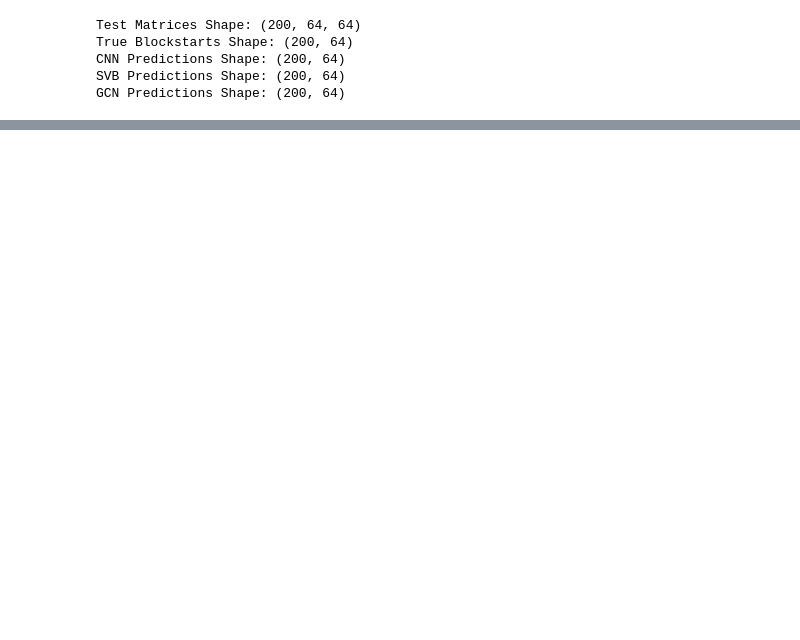
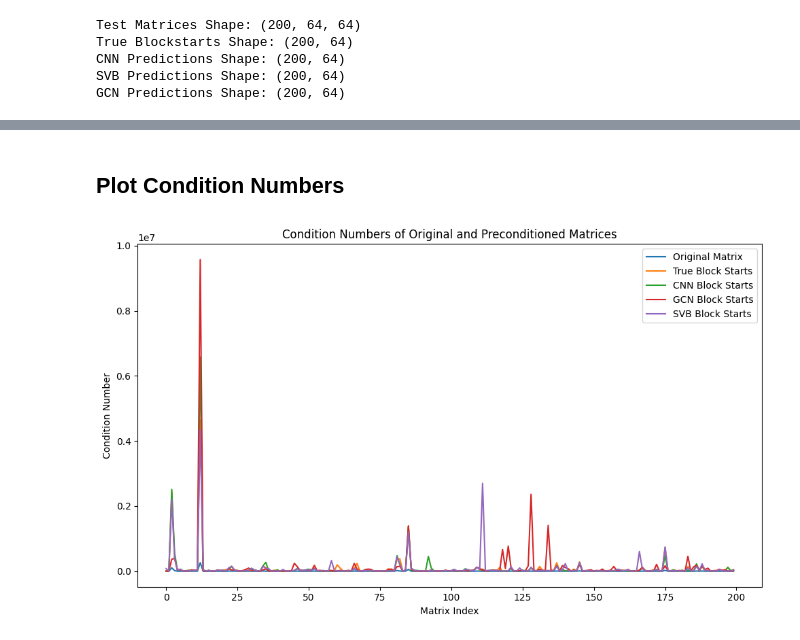
Before and after one commit to 24io/opencampus-ai-project, a Jupyter notebook: notebook_5_solving_with_GMRES.ipynb, the cells around one changed output, grey strips where cells are left out. Drawn from its saved outputs; the diff is of its cells as text; code cells hidden in the pictures; blank space fills up the shorter version.

Commit message:
add condition number comparison

```diff
--- a/notebook_5_solving_with_GMRES.ipynb
+++ b/notebook_5_solving_with_GMRES.ipynb
@@ -18,6 +17,6 @@ from matrixkit import preconditioning as prec
 # %%
 # Reading original test matrices
-test_matrices = np.load('data/matrices/test_matrices_64x64_200.npy')
+A_orig = np.load('data/matrices/test_matrices_64x64_200.npy')
 
 # Reading block start indicators
 _, true_blocks = io.read_from_hdf5('data/datasets/test_dataset_64_200.h5')
@@ -26,7 +25,7 @@ svb_blocks = np.load('data/blockstarts/svb_predictions_max_16.npy')
 gcn_blocks = np.load('data/blockstarts/gcn_predictions.npy')
 
 # Verify Shapes
-print(f'Test Matrices Shape: {test_matrices.shape}')
+print(f'Test Matrices Shape: {A_orig.shape}')
 print(f'True Blockstarts Shape: {true_blocks.shape}')
 print(f'CNN Predictions Shape: {cnn_blocks.shape}')
 print(f'SVB Predictions Shape: {svb_blocks.shape}')
@@ -44,7 +41,0 @@ GCN Predictions Shape: (200, 64)
-# %%
-A_orig = test_matrices
-A_norm = prec.prepare_matrix(A_orig, mapping_type='minmax')
-A_flip = prec.prepare_matrix(A_orig, mapping_type='flip')
-A_flip_norm = prec.prepare_matrix(A_orig, mapping_type='flip_norm')
-A_shift = prec.prepare_matrix(A_orig, mapping_type='shift')
-A_shift_norm = prec.prepare_matrix(A_orig, mapping_type='shift_norm')
@@ -261,0 +157,18 @@ condition_numbers_df = pd.DataFrame(results)
+# %% [markdown]
+## Plot Condition Numbers
+# %%
+# Plot condition numbers
+plt.figure(figsize=(10, 6))
+plt.plot(cond_orig, label='Original Matrix')
+plt.plot(cond_true, label='True Block Starts')
+plt.plot(cond_cnn, label='CNN Block Starts')
+plt.plot(cond_gcn, label='GCN Block Starts')
+plt.plot(cond_svb, label='SVB Block Starts')
+plt.xlabel('Matrix Index')
+plt.ylabel('Condition Number')
+plt.title('Condition Numbers of Original and Preconditioned Matrices')
+plt.legend()
+plt.tight_layout()
+plt.show()
+# %% [output]
+[figure, added]
```
Also changed, not shown: parts of 18 cells of this notebook.
